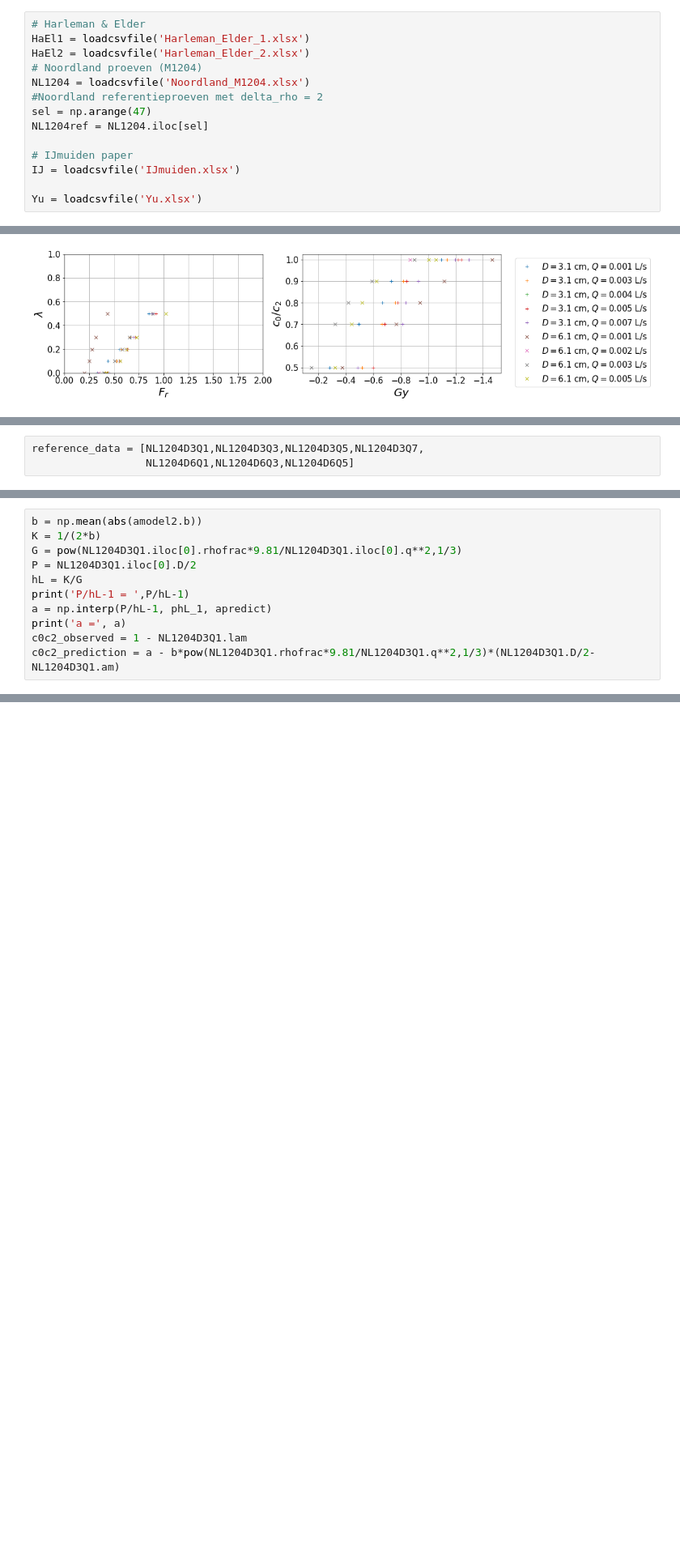
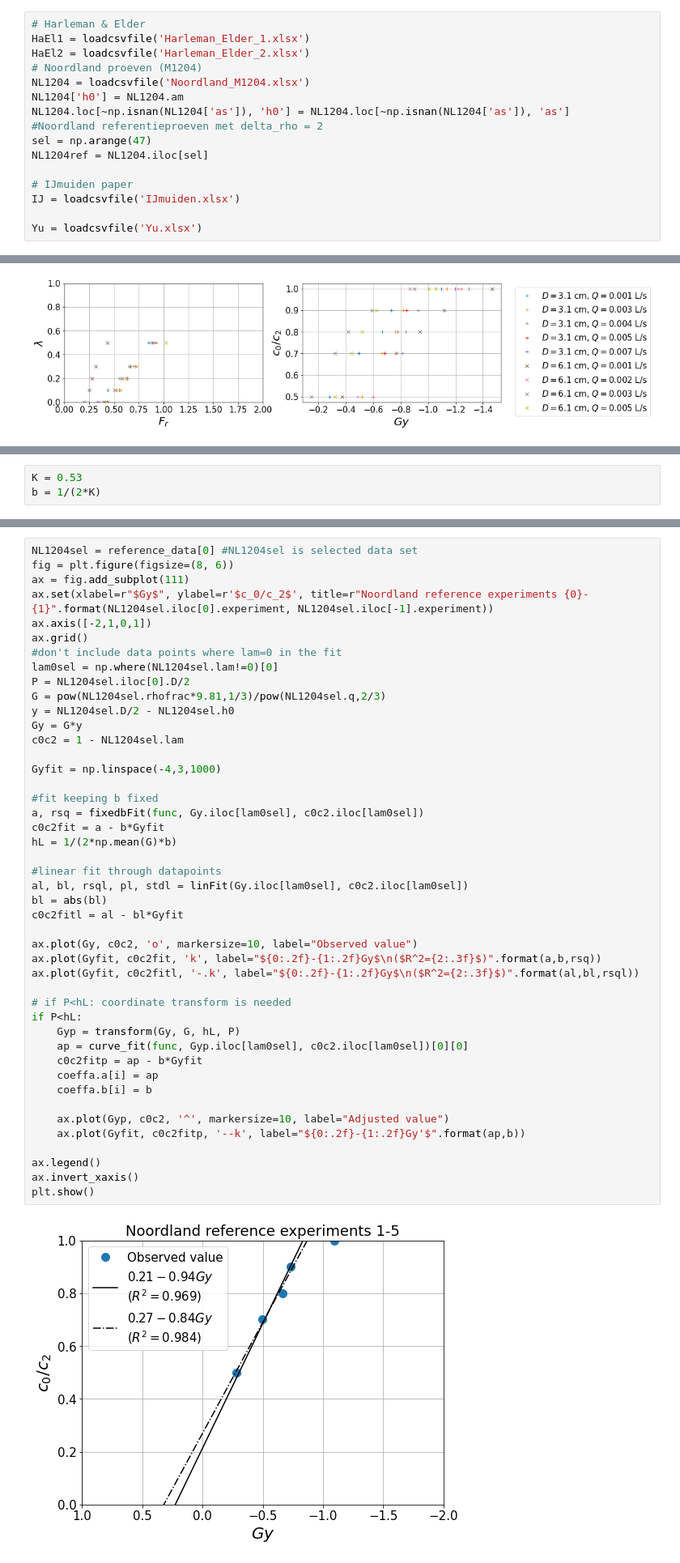
Before and after one commit to gijs-a/spuisluis-stage-gijs, a Jupyter notebook: Overzicht.ipynb, the cells around one changed output, grey strips where cells are left out. Shown at 81% size. Cells and saved outputs as stored; diff of their text form; blank space fills up the shorter version.

```diff
--- a/Overzicht.ipynb
+++ b/Overzicht.ipynb
@@ -44,6 +48,8 @@ HaEl1 = loadcsvfile('Harleman_Elder_1.xlsx')
 HaEl2 = loadcsvfile('Harleman_Elder_2.xlsx')
 # Noordland proeven (M1204)
 NL1204 = loadcsvfile('Noordland_M1204.xlsx')
+NL1204['h0'] = NL1204.am
+NL1204.loc[~np.isnan(NL1204['as']), 'h0'] = NL1204.loc[~np.isnan(NL1204['as']), 'as']
 #Noordland referentieproeven met delta_rho = 2
 sel = np.arange(47)
 NL1204ref = NL1204.iloc[sel]
@@ -971,3 +463,0 @@ for dataset in reference_data:
-# %%
-reference_data = [NL1204D3Q1,NL1204D3Q3,NL1204D3Q5,NL1204D3Q7,
-                  NL1204D6Q1,NL1204D6Q3,NL1204D6Q5]
@@ -1265,11 +463,0 @@ Name: b, dtype: float64
-# %%
-b = np.mean(abs(amodel2.b))
-K = 1/(2*b)
-G = pow(NL1204D3Q1.iloc[0].rhofrac*9.81/NL1204D3Q1.iloc[0].q**2,1/3)
-P = NL1204D3Q1.iloc[0].D/2
-hL = K/G
-print('P/hL-1 = ',P/hL-1)
-a = np.interp(P/hL-1, phL_1, apredict)
-print('a =', a)
-c0c2_observed = 1 - NL1204D3Q1.lam
-c0c2_prediction = a - b*pow(NL1204D3Q1.rhofrac*9.81/NL1204D3Q1.q**2,1/3)*(NL1204D3Q1.D/2-NL1204D3Q1.am)
@@ -1286,0 +489,3 @@ plt.axis([0,1.1,0,1.1])
+# %%
+K = 0.53
+b = 1/(2*K)
@@ -1286,0 +559,47 @@ plt.axis([0,1.1,0,1.1])
+# %%
+NL1204sel = reference_data[0] #NL1204sel is selected data set
+fig = plt.figure(figsize=(8, 6))
+ax = fig.add_subplot(111)
+ax.set(xlabel=r"$Gy$", ylabel=r'$c_0/c_2$', title=r"Noordland reference experiments {0}-{1}".format(NL1204sel.iloc[0].experiment, NL1204sel.iloc[-1].experiment))
+ax.axis([-2,1,0,1])
+ax.grid()
+#don't include data points where lam=0 in the fit
+lam0sel = np.where(NL1204sel.lam!=0)[0]
+P = NL1204sel.iloc[0].D/2
+G = pow(NL1204sel.rhofrac*9.81,1/3)/pow(NL1204sel.q,2/3)
+y = NL1204sel.D/2 - NL1204sel.h0
+Gy = G*y
+c0c2 = 1 - NL1204sel.lam
+
+Gyfit = np.linspace(-4,3,1000)
+
+#fit keeping b fixed
+a, rsq = fixedbFit(func, Gy.iloc[lam0sel], c0c2.iloc[lam0sel])
+c0c2fit = a - b*Gyfit
+hL = 1/(2*np.mean(G)*b)
+
+#linear fit through datapoints
+al, bl, rsql, pl, stdl = linFit(Gy.iloc[lam0sel], c0c2.iloc[lam0sel])
+bl = abs(bl)
+c0c2fitl = al - bl*Gyfit
+
+ax.plot(Gy, c0c2, 'o', markersize=10, label="Observed value")
+ax.plot(Gyfit, c0c2fit, 'k', label="${0:.2f}-{1:.2f}Gy$\n($R^2={2:.3f}$)".format(a,b,rsq))
+ax.plot(Gyfit, c0c2fitl, '-.k', label="${0:.2f}-{1:.2f}Gy$\n($R^2={2:.3f}$)".format(al,bl,rsql))
+
+# if P<hL: coordinate transform is needed
+if P<hL:
+    Gyp = transform(Gy, G, hL, P)
+    ap = curve_fit(func, Gyp.iloc[lam0sel], c0c2.iloc[lam0sel])[0][0]
+    c0c2fitp = ap - b*Gyfit
+    coeffa.a[i] = ap
+    coeffa.b[i] = b
+
+    ax.plot(Gyp, c0c2, '^', markersize=10, label="Adjusted value")
+    ax.plot(Gyfit, c0c2fitp, '--k', label="${0:.2f}-{1:.2f}Gy'$".format(ap,b))
+
+ax.legend()
+ax.invert_xaxis()
+plt.show()
+# %% [output]
+[figure, added]
```
Also changed, not shown: parts of 62 cells of this notebook, 8 other files.
